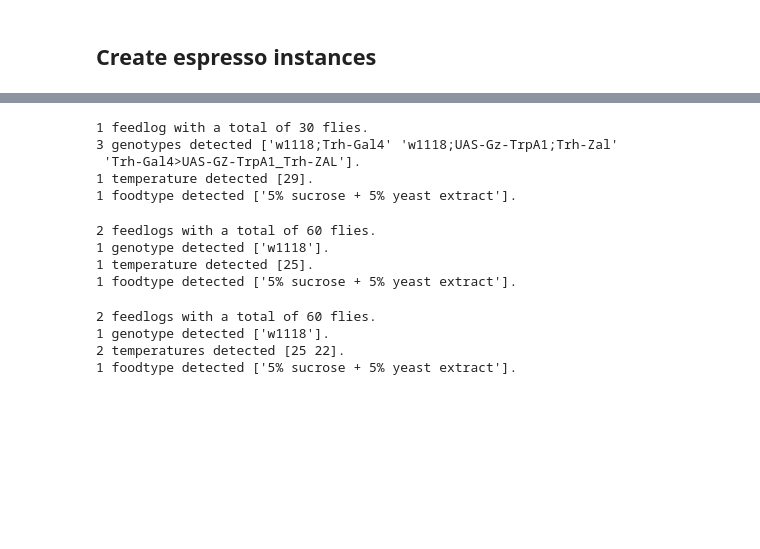
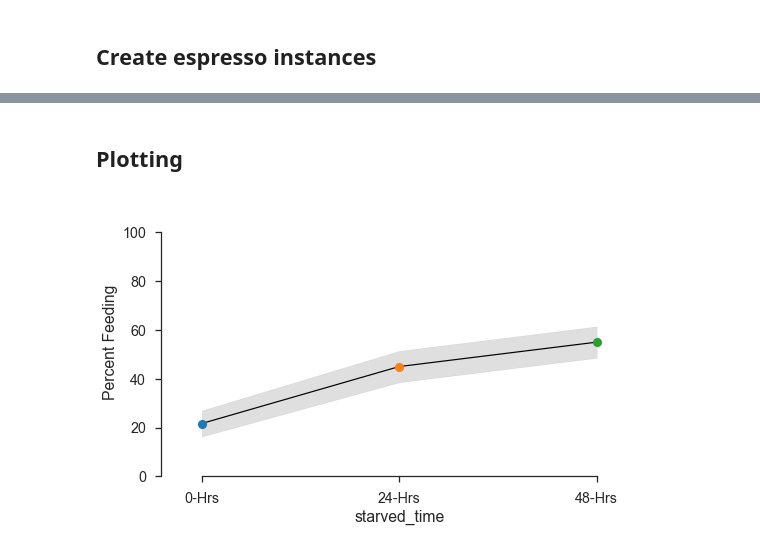
Before and after one commit to ACCLAB/espresso, a Jupyter notebook: jupyter-nb/espresso plotting module dev.ipynb, the cells around one changed output, grey strips where cells are left out. Drawn from its saved outputs; the diff is of its cells as text; code cells hidden in the pictures; blank space fills up the shorter version.

```diff
--- a/jupyter-nb/espresso plotting module dev.ipynb
+++ b/jupyter-nb/espresso plotting module dev.ipynb
@@ -25,9 +25,16 @@ datadir1=os.path.join(git_repo_folder,'data/by_genotype/Trh-Gal4-Trh-Zal-UAS-GZ-
 datadir2=os.path.join(git_repo_folder,'data/by_genotype/Trh-Gal4-Trh-Zal-UAS-GZ-TrpA1/29')
 datadir3=os.path.join(git_repo_folder,'data/starvation_gradient/0-Hrs')
 datadir4=os.path.join(git_repo_folder,'data/starvation_gradient/24-Hrs')
+datadir5=os.path.join(git_repo_folder,'data/starvation_gradient/48-Hrs')
 
 twotubes22=esp.espresso(folder=datadir1)
 twotubes29=esp.espresso(folder=datadir2)
 
 starvation0=esp.espresso(folder=datadir3)
+starvation0.add_label(label_name='starved_time',label_value='0-Hrs')
+
 starvation24=esp.espresso(folder=datadir4)
+starvation24.add_label(label_name='starved_time',label_value='24-Hrs')
+
+starvation48=esp.espresso(folder=datadir5)
+starvation48.add_label(label_name='starved_time',label_value='48-Hrs')
@@ -42,22 +45,11 @@ twotubes22
-# %%
-twotubes29
-# %% [output]
-1 feedlog with a total of 30 flies.
-3 genotypes detected ['w1118;Trh-Gal4' 'w1118;UAS-Gz-TrpA1;Trh-Zal'
- 'Trh-Gal4>UAS-GZ-TrpA1_Trh-ZAL'].
-1 temperature detected [29].
-1 foodtype detected ['5% sucrose + 5% yeast extract'].
-# %%
-starvation0
-# %% [output]
-2 feedlogs with a total of 60 flies.
-1 genotype detected ['w1118'].
-1 temperature detected [25].
-1 foodtype detected ['5% sucrose + 5% yeast extract'].
-# %%
-starvation24
-# %% [output]
-2 feedlogs with a total of 60 flies.
-1 genotype detected ['w1118'].
-2 temperatures detected [25 22].
-1 foodtype detected ['5% sucrose + 5% yeast extract'].
+# %%
+starved=starvation0+starvation24+starvation48
+# %% [markdown]
+## Plotting
+# %%
+f,s=starved.plot.percent_feeding(group_by='starved_time',
+                                    palette_type='categorical',time_end=60)
+
+f.tight_layout()
+# %% [output]
+[figure, added]
```
Also changed, not shown: parts of 4 cells of this notebook, 2 other files.
